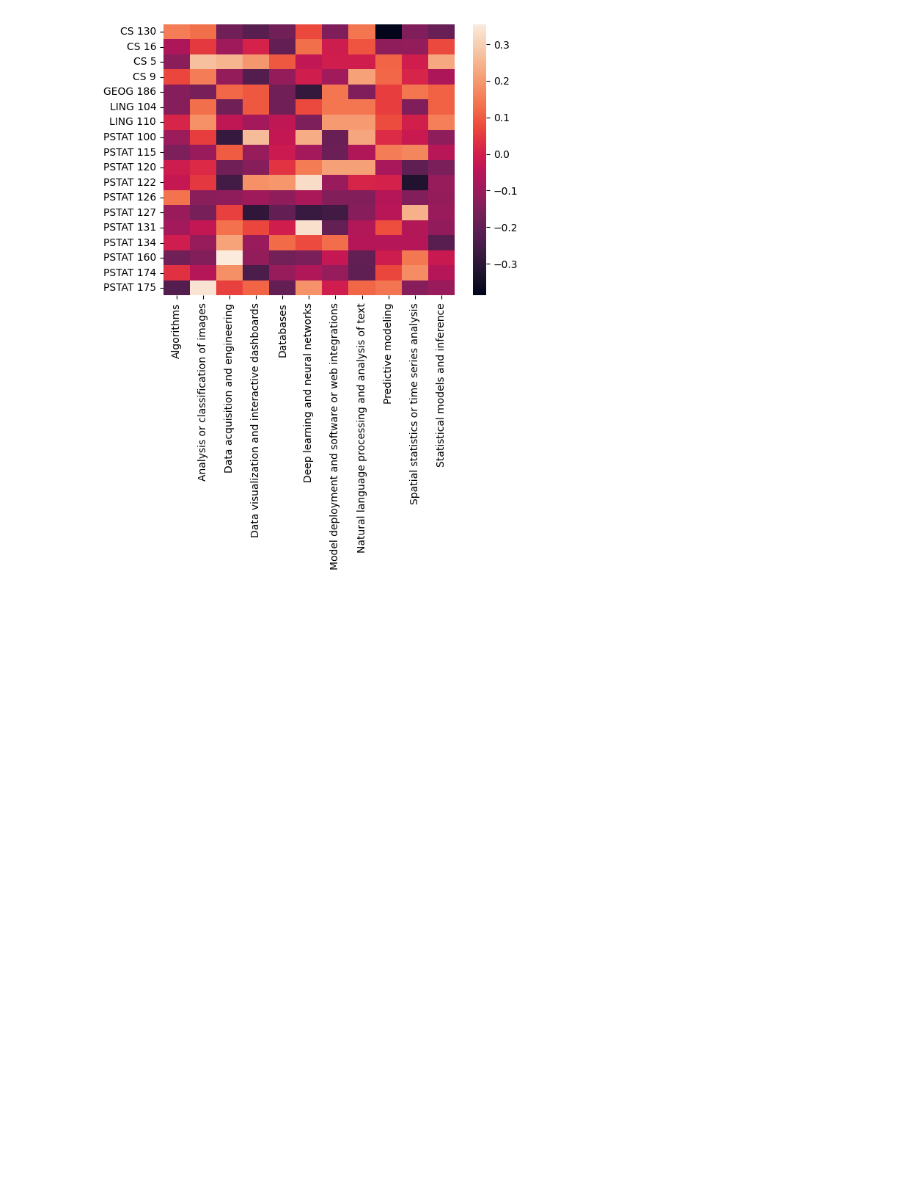
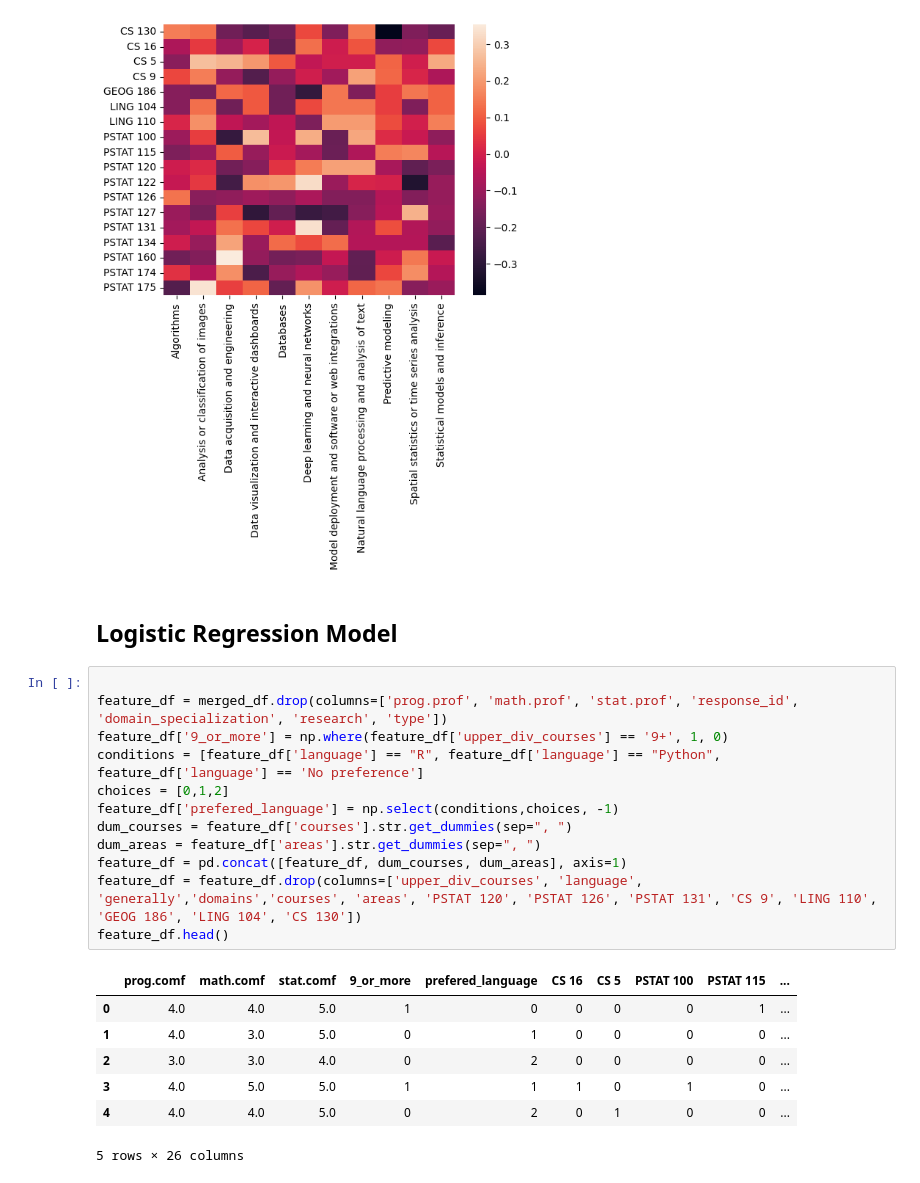
Before and after one commit to pstat-197a-fall2026/module0-class-survey-team11, a Jupyter notebook: scripts/scratchwork-sid.ipynb, the cells around one changed output. Saved outputs shown, nothing was run; the diff lists cells and outputs as text; blank space fills up the shorter version.

Commit message:
Starting on creating/tuning logistic regression, will finish soon

```diff
--- a/scripts/scratchwork-sid.ipynb
+++ b/scripts/scratchwork-sid.ipynb
@@ -69,3 +69,25 @@ courses_area_corr = correlation.loc[dummy_courses.columns, dummy_areas.columns]
 sns.heatmap(courses_area_corr);
 # %% [output]
 [figure]
+# %% [markdown]
+## Logistic Regression Model
+# %%
+
+feature_df = merged_df.drop(columns=['prog.prof', 'math.prof', 'stat.prof', 'response_id', 'domain_specialization', 'research', 'type'])
+feature_df['9_or_more'] = np.where(feature_df['upper_div_courses'] == '9+', 1, 0)
+conditions = [feature_df['language'] == "R", feature_df['language'] == "Python", feature_df['language'] == 'No preference']
+choices = [0,1,2]
+feature_df['prefered_language'] = np.select(conditions,choices, -1)
+dum_courses = feature_df['courses'].str.get_dummies(sep=", ")
+dum_areas = feature_df['areas'].str.get_dummies(sep=", ")
+feature_df = pd.concat([feature_df, dum_courses, dum_areas], axis=1)
+feature_df = feature_df.drop(columns=['upper_div_courses', 'language', 'generally','domains','courses', 'areas', 'PSTAT 120', 'PSTAT 126', 'PSTAT 131', 'CS 9', 'LING 110', 'GEOG 186', 'LING 104', 'CS 130'])
+feature_df.head()
+# %% [output]
+|  | prog.comf | math.comf | stat.comf | 9_or_more | prefered_language | CS 16 | CS 5 | PSTAT 100 | PSTAT 115 | ... |
+| 0 | 4.0 | 4.0 | 5.0 | 1 | 0 | 0 | 0 | 0 | 1 | ... |
+| 1 | 4.0 | 3.0 | 5.0 | 0 | 1 | 0 | 0 | 0 | 0 | ... |
+| 2 | 3.0 | 3.0 | 4.0 | 0 | 2 | 0 | 0 | 0 | 0 | ... |
+| 3 | 4.0 | 5.0 | 5.0 | 1 | 1 | 1 | 0 | 1 | 0 | ... |
+| 4 | 4.0 | 4.0 | 5.0 | 0 | 2 | 0 | 1 | 0 | 0 | ... |
+5 rows × 26 columns
```
